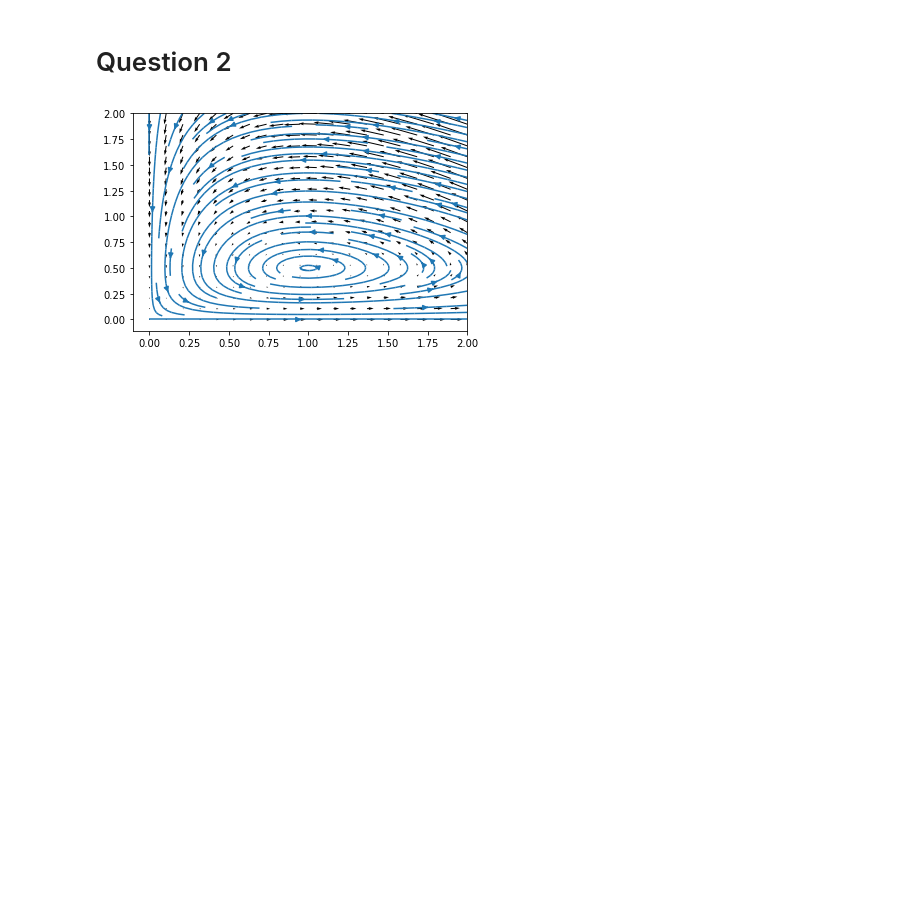
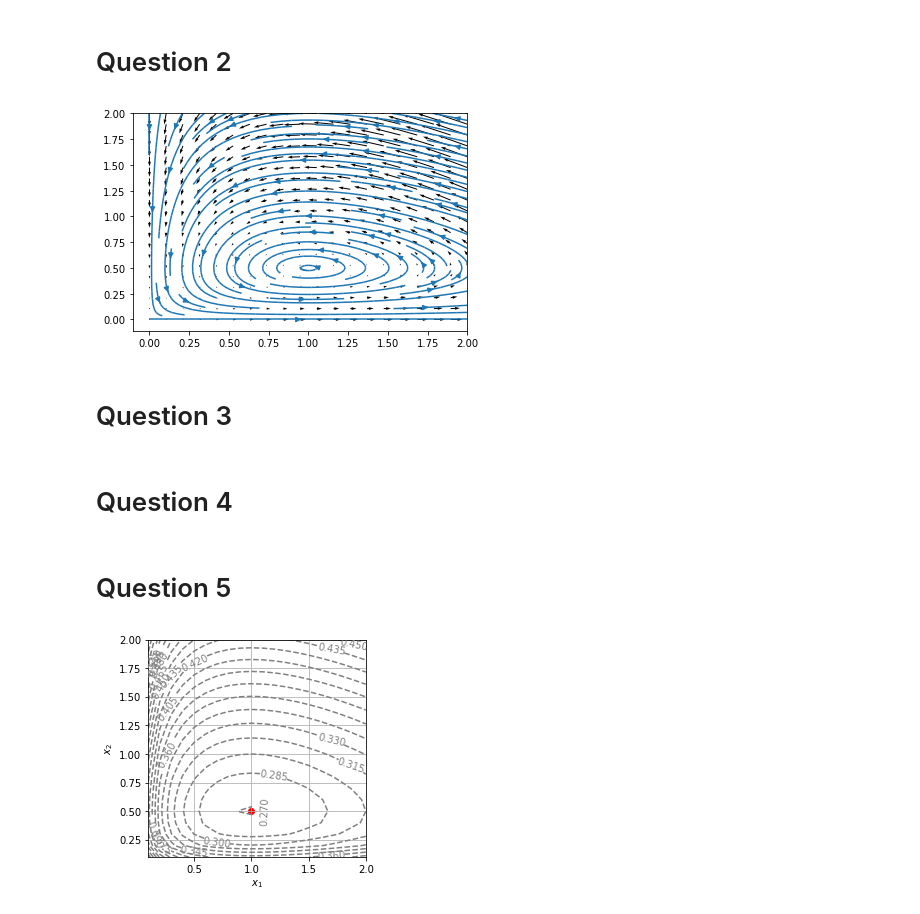
Before and after one commit to jedupau/Projet-numerique2, a Jupyter notebook: Projet-numerique2.ipynb, the cells around one changed output. Saved outputs shown, nothing was run; the diff lists cells and outputs as text; code cells hidden in the pictures; blank space fills up the shorter version.

```diff
--- a/Projet-numerique2.ipynb
+++ b/Projet-numerique2.ipynb
@@ -57,2 +67,30 @@ plt.show()
 # %% [output]
 [figure]
+# %% [markdown]
+ # Question 3
+# %% [markdown]
+# Question 4
+# %% [markdown]
+# Question 5
+# %%
+def display_contour(f, x, y, levels):
+    X, Y = np.meshgrid(x, y)
+    Z = f(X, Y)
+    fig, ax = plt.subplots()
+    contour_set = plt.contour(
+        X, Y, Z, colors="grey", linestyles="dashed",
+        levels=levels
+    )
+    ax.clabel(contour_set)
+    plt.grid(True)
+    plt.xlabel("$x_1$")
+    plt.ylabel("$x_2$")
+    plt.gca().set_aspect("equal")
+def H(x,y):
+    return(delta*x - gamma * np.log(x) + beta*y - alpha*np.log(y))
+
+display_contour(H, np.linspace(0.1,2,20), np.linspace(0.1,2,20), 20)
+plt.scatter(np.array([gamma/delta]), np.array([alpha/beta]), color ='red')
+plt.show()
+# %% [output]
+[figure, added]
```
Also changed, not shown: parts of 13 cells of this notebook.
